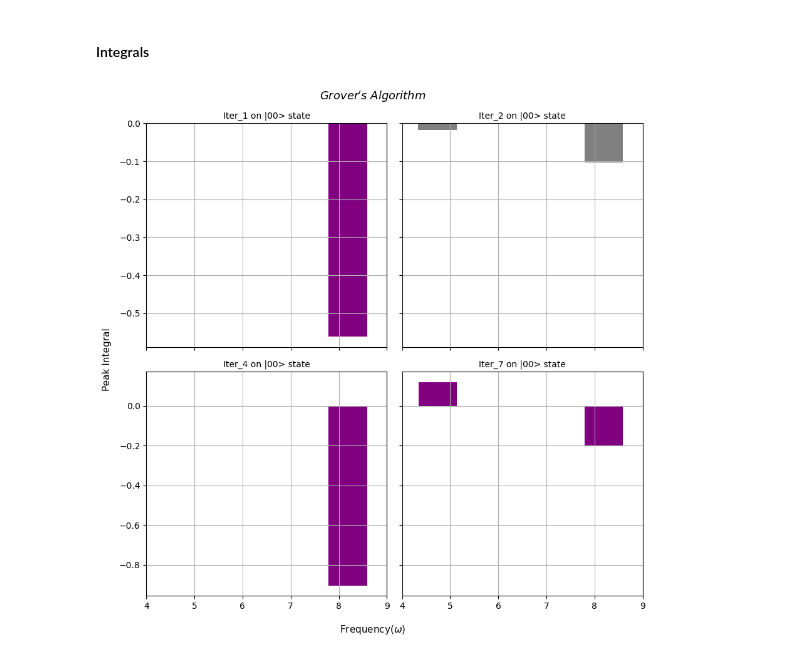
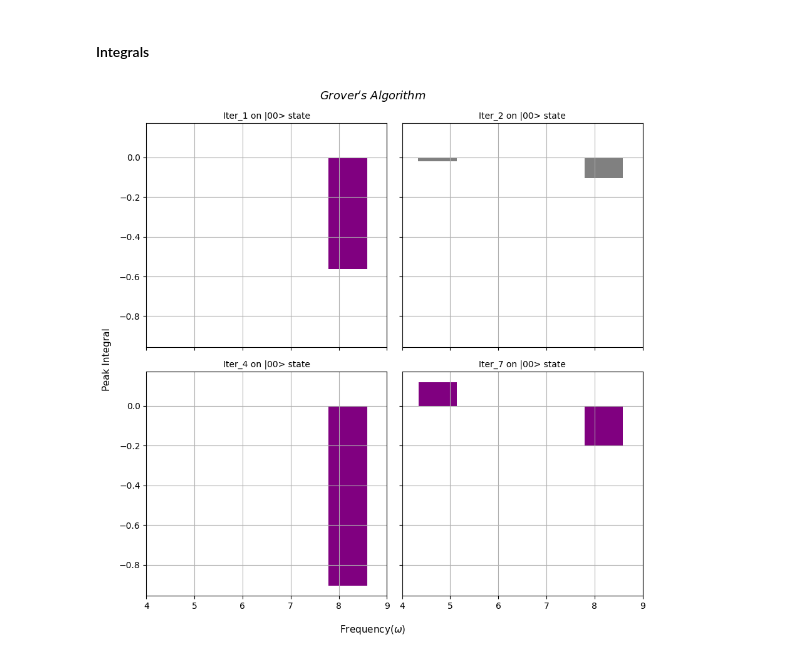
Before and after one commit to shashankd95/ApproximateToffoli, a Jupyter notebook: NMR_Algorithms_Alt.ipynb, the cells around one changed output. Drawn from its saved outputs; the diff is of its cells as text; code cells hidden in the pictures.

```diff
--- a/NMR_Algorithms_Alt.ipynb
+++ b/NMR_Algorithms_Alt.ipynb
@@ -514,7 +743,7 @@ plt.show()
 # %% [markdown]
 #### Integrals
 # %%
-PATH = "/Users/shashank/Documents/NMR Lab Data/CNOT_appx_TruthTable/"
+PATH = "/Users/shashank/Documents/NMR/CNOT_appx_TruthTable/"
 states = ['00', '01', '10', '11']
 clist  = ['blue', 'darkorange', 'cyan', 'purple']
 clist_a  = ['blue', 'darkorange', 'purple', 'cyan']
@@ -561,6 +790,34 @@ for j in range(n_files):
     ints_before.append(int_before)
     ints_after.append(int_after)
 
+a = ints_before[0][0]
+b = ints_before[1][0]
+c = ints_before[2][0]
+d = ints_before[3][0]
+
+density_b = np.array([[a, 0, 0, 0],
+                     [0, b, 0, 0],
+                     [0, 0, c, 0],
+                     [0, 0, 0, d]])
+print (density_b)
+
+compare_dm = np.matrix([[a, 0, 0, 0],
+                     [0, b, 0, 0],
+                     [0, 0, d, 0],
+                     [0, 0, 0, c]])
+
+a_p = ints_after[0][0]
+b_p = ints_after[1][0]
+c_p = ints_after[2][0]
+d_p = ints_after[3][0]
+
+density_a = np.array([[a_p, 0, 0, 0],
+                     [0, b_p, 0, 0],
+                     [0, 0, c_p, 0],
+                     [0, 0, 0, d_p]])
+print (density_a)
+print (Fidelity(compare_dm, density_a))
+
 plt.rcParams['axes.grid'] = True
 fig1, ax1 = plt.subplots(n_files, 2, sharex = 'all', sharey = 'row', figsize = (9,9))
 fig1.suptitle('Exact $CNOT$ Truth Table  ', fontsize=13, style = 'italic')
@@ -589,7 +855,7 @@ plt.show()
 # %% [markdown]
 #### Spectrum
 # %%
-PATH = "/Users/shashank/Documents/NMR Lab Data/Deutsch-Jozsa/"
+PATH = "/Users/shashank/Documents/NMR/Deutsch-Jozsa/"
 states = ['DJ_1', 'DJ_2', 'DJ_3', 'DJ_4']
 n_files = len(states)
 locs = []
@@ -648,7 +914,7 @@ plt.show()
 # %% [markdown]
 #### Integrals
 # %%
-PATH = "/Users/shashank/Documents/NMR Lab Data/Deutsch-Jozsa/"
+PATH = "/Users/shashank/Documents/NMR/Deutsch-Jozsa/"
 states = ['DJ_1', 'DJ_2', 'DJ_3', 'DJ_4']
 n_files = len(states)
 locs = []
@@ -711,7 +977,7 @@ plt.show()
 # %% [markdown]
 #### Spectrum
 # %%
-PATH = "/Users/shashank/Documents/NMR Lab Data/Grover_s/"
+PATH = "/Users/shashank/Documents/NMR/Grover_s/"
 states = ['Iter_1', 'Iter_2', 'Iter_4', 'Iter_7']
 n_files = len(states)
 locs = []
@@ -770,7 +1036,7 @@ plt.show()
 # %% [markdown]
 #### Integrals
 # %%
-PATH = "/Users/shashank/Documents/NMR Lab Data/Grover_s/"
+PATH = "/Users/shashank/Documents/NMR/Grover_s/"
 states = ['Iter_1', 'Iter_2', 'Iter_4', 'Iter_7']
 n_files = len(states)
 locs = []
@@ -797,32 +1063,32 @@ for j in range(n_files):
 
     locs.append(peak_loc_G)
     ints.append(int_G)
 
 
 plt.rcParams['axes.grid'] = True
-fig, ax = plt.subplots(2, 2, sharex = 'all', sharey = 'row', figsize = (9,9))
+fig, ax = plt.subplots(2, 2, sharex = 'all', sharey = 'all', figsize = (9,9))
 fig.suptitle('Grover$\'$s Algorithm', fontsize=13, style = 'italic')
 fig.supxlabel('Frequency($\omega$)', fontsize = 11)
 fig.supylabel('Peak Integral', fontsize = 11)
 
 ax[0,0].set_xlim(4, 9)
 ax[0,0].bar(locs[0], ints[0], color = 'purple')
 ax[0,0].axvline(x = 3.01, linestyle = 'dashed', linewidth = 1, color = 'black')
 ax[0,0].set_title(f"{states[0]} on |00> state", size = 10)
 
 ax[0,1].bar(locs[1], ints[1], color = 'gray')
 ax[0,1].axvline(x = 3.01, linestyle = 'dashed', linewidth = 1, color = 'black')
 ax[0,1].set_title(f"{states[1]} on |00> state", size = 10)
 
 ax[1,0].bar(locs[2], ints[2], color = 'purple')
 ax[1,0].axvline(x = 3.01, linestyle = 'dashed', linewidth = 1, color = 'black')
 ax[1,0].set_title(f"{states[2]} on |00> state", size = 10)
 
 ax[1,1].bar(locs[3], ints[3], color = 'purple')
 ax[1,1].axvline(x = 3.01, linestyle = 'dashed', linewidth = 1, color = 'black')
 ax[1,1].set_title(f"{states[3]} on |00> state", size = 10)
 
 fig.tight_layout()
 plt.show()
 # %% [output]
-[figure, old version]
+[figure, new version]
```
Also changed, not shown: parts of 18 cells of this notebook, 1 other file.
